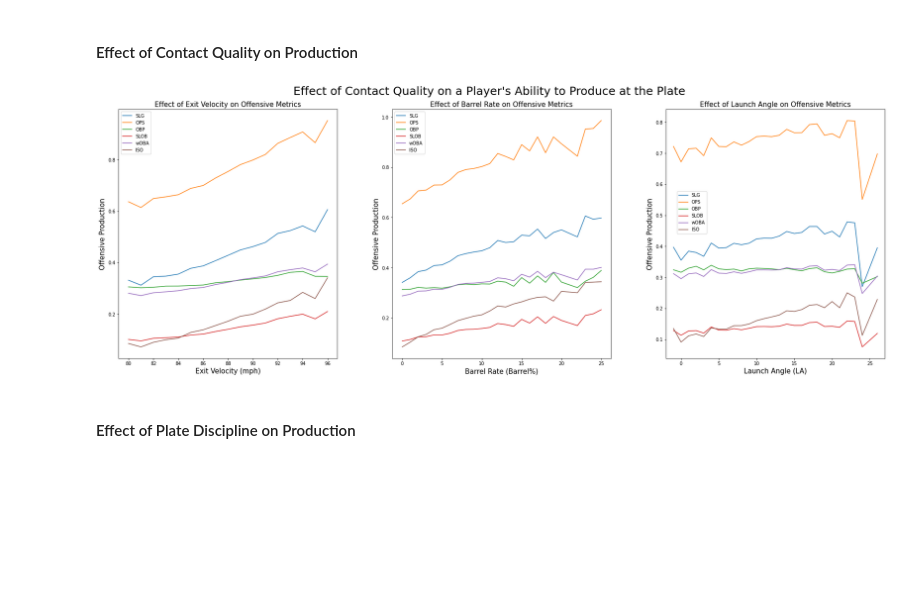
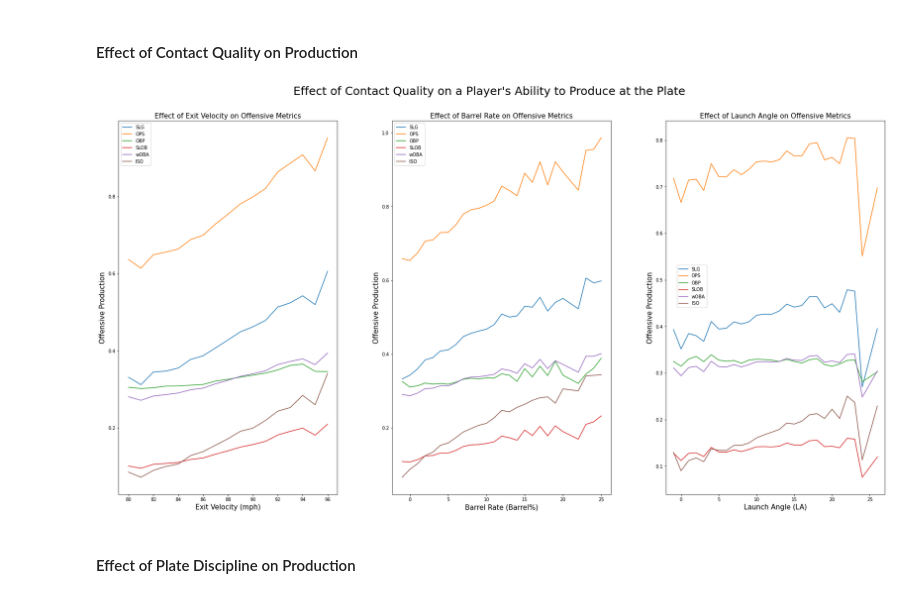
Before and after one commit to cjemm10/cjemm10, a Jupyter notebook: index.ipynb, the cells around one changed output. Drawn from its saved outputs; the diff is of its cells as text; code cells hidden in the pictures; blank space fills up the shorter version.

```diff
--- a/index.ipynb
+++ b/index.ipynb
@@ -819,0 +825,10 @@ As the plots show, a batter's strikeout to walk rate is moderately correlated to
+# %%
+team = team_batting[team_batting.Year != 2020]
+team = team[team.Year > 2014]
+
+corr = team.corr()
+mask = np.triu(np.ones_like(corr, dtype=bool))
+cmap = seaborn.diverging_palette(220, 10, as_cmap=True)
+seaborn.heatmap(corr, cmap=cmap, vmax=1, center=0, square=True, linewidths=.5, cbar_kws={"shrink": .5})
+plt.title('Correlation Matrix for Offensive Metrics')
+plt.show()
@@ -1046,6 +1063,11 @@ player_table['CStr%'] = player_table['CStr%'].replace({'\%':''}, regex = True)
 player_table['CSW%'] = player_table['CSW%'].replace({'\%':''}, regex = True)
 
 player_table = player_table.apply(pd.to_numeric, errors='ignore')
+
+player_table['EV'] = player_table['EV'].replace(0.0, np.NaN)
+player_table['LA'] = player_table['LA'].replace(0.0, np.NaN)
+player_table['Barrel%'] = player_table['Barrel%'].replace(0.0, np.NaN)
+
 player_table = player_table.sort_values(by='Year')
 player_table
 # %% [output]
@@ -1120,17 +1142,7 @@ player_table = pd.merge(player_table, player_pos, on=['playerID', 'Year'])
 # %% [markdown]
 #### Reorder Columns of Dataframe
 # %%
-player_table = player_table[['Year', 'Pos', 'Name', 'G', 'AB', 'PA', 'H', '1B', '2B', \
-                             '3B', 'HR', 'R', 'RBI', 'BB', 'IBB', 'SO', 'HBP', 'SF', \
-                             'SH', 'GDP', 'SB', 'CS', 'AVG', 'Team', 'BB%', 'K%', \
-                             'BB/K', 'OBP', 'SLG', 'OPS', 'ISO', 'Spd', 'BABIP', \
-                             'UBR', 'wGDP', 'wSB', 'wRC', 'wRAA', 'wOBA', 'wRC+', \
-                             'GB/FB', 'LD%', 'GB%', 'FB%', 'IFFB%', 'HR/FB', 'IFH', \
-                             'IFH%', 'BUH', 'BUH%', 'Pull%', 'Cent%', 'Oppo%', 'Soft%', \
-                             'Med%', 'Hard%', 'Events', 'EV', 'maxEV', 'LA', 'Barrels', \
-                             'Barrel%', 'HardHit', 'HardHit%', 'xBA', 'xSLG', \
-                             'xwOBA', 'O-Swing%', 'Z-Swing%', 'Swing%', 'O-Contact%', \
-                             'Z-Contact%', 'Contact%', 'Zone%', 'F-Strike%', 'SwStr%', 'CStr%', 'CSW%']]
+player_table = player_table[['Year', 'Name', 'Team', 'Pos', 'G', 'AB', 'PA', 'HR', 'R', 'RBI', 'BB', 'SO', 'AVG', 'BB/K', 'OBP', 'SLG', 'OPS', 'ISO', 'wOBA', 'wRC+', 'EV', 'LA', 'Barrel%', 'O-Swing%', 'Z-Swing%', 'Swing%', 'SwStr%', 'Contact%']]
 
 player_table
 # %% [output]
@@ -1216,7 +1228,7 @@ player_table
 # %%
 fig, ax = plt.subplots(1, 3)
 fig.subplots_adjust(wspace=.25)
-fig.set_figheight(10)
+fig.set_figheight(15)
 fig.set_figwidth(30)
 fig.suptitle("Effect of Contact Quality on a Player's Ability to Produce at the Plate", fontsize=25, y=.95)
 
@@ -1262,34 +1274,34 @@ players.groupby('Barrel%')[['SLG', 'OPS', 'OBP', 'SLOB', 'wOBA', 'ISO']].mean().
 
 # Label the title, x-axis, and y-axis
 ax[1].set_title('Effect of Barrel Rate on Offensive Metrics', fontsize=15)
 ax[1].set_xlabel("Barrel Rate (Barrel%)", fontsize=15)
 ax[1].set_ylabel("Offensive Production", fontsize=15)
 
 ######################################################################
 #                       Plotting Launch Angle                        #
 ######################################################################
 velos = [i for i in range(0, 100, 1)]
 labels = [i for i in range(0, 99, 1)]
 
 players['LA'] = pd.cut(players['LA'], velos, include_lowest=True, labels = labels)
 
 # Make categorical column (returned by pd.cut) into int -- https://stackoverflow.com/questions/38088652/pandas-convert-categories-to-numbers/61761109#61761109
 players['LA'] = players[['LA']].apply(lambda col:pd.Categorical(col).codes)
 
 players.groupby('LA')[['SLG', 'OPS', 'OBP', 'SLOB', 'wOBA', 'ISO']].mean().plot(ax=ax[2])
 
 # Label the title, x-axis, and y-axis
 ax[2].set_title('Effect of Launch Angle on Offensive Metrics', fontsize=15)
 ax[2].set_xlabel("Launch Angle (LA)", fontsize=15)
 ax[2].set_ylabel("Offensive Production", fontsize=15)
 ax[2].legend(loc=(.05,.5))
 
 plt.xlim([-2,27])
 
 # Display the plot
 plt.show()
 # %% [output]
-[figure, old version]
+[figure, new version]
 # %% [markdown]
 #### Effect of Plate Discipline on Production
 # %%
```
Also changed, not shown: parts of 14 cells of this notebook, 2 other files.
